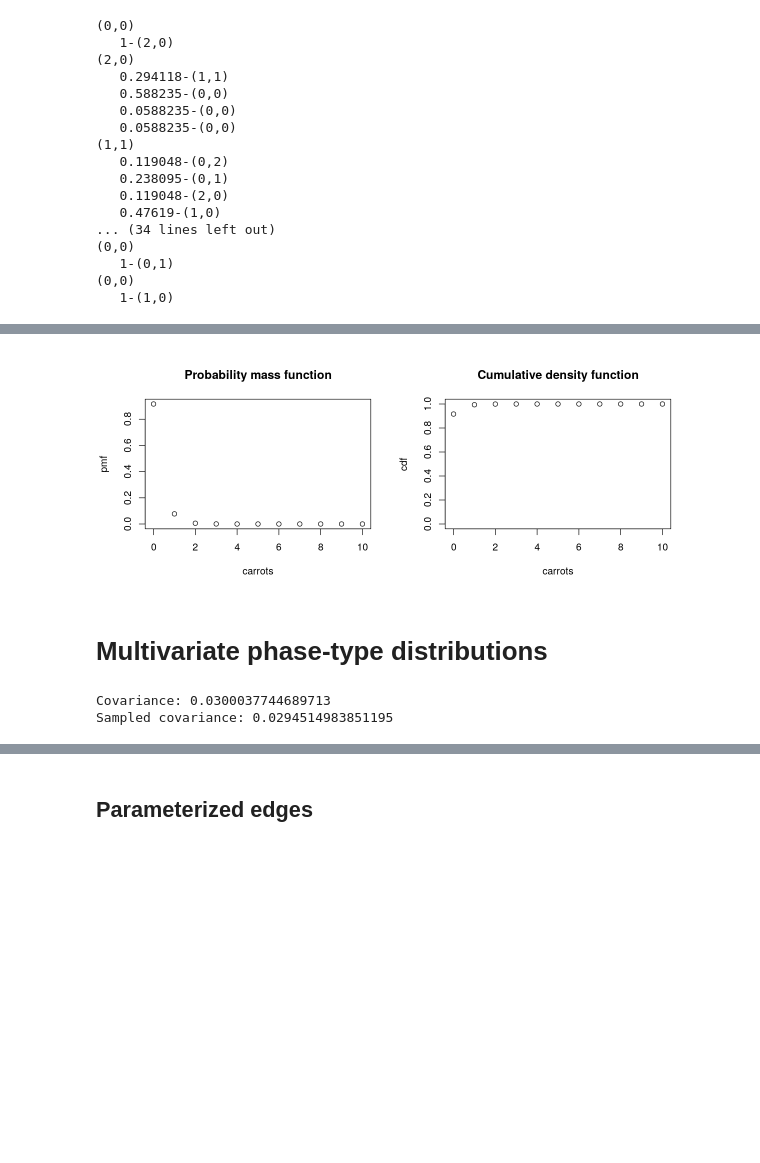
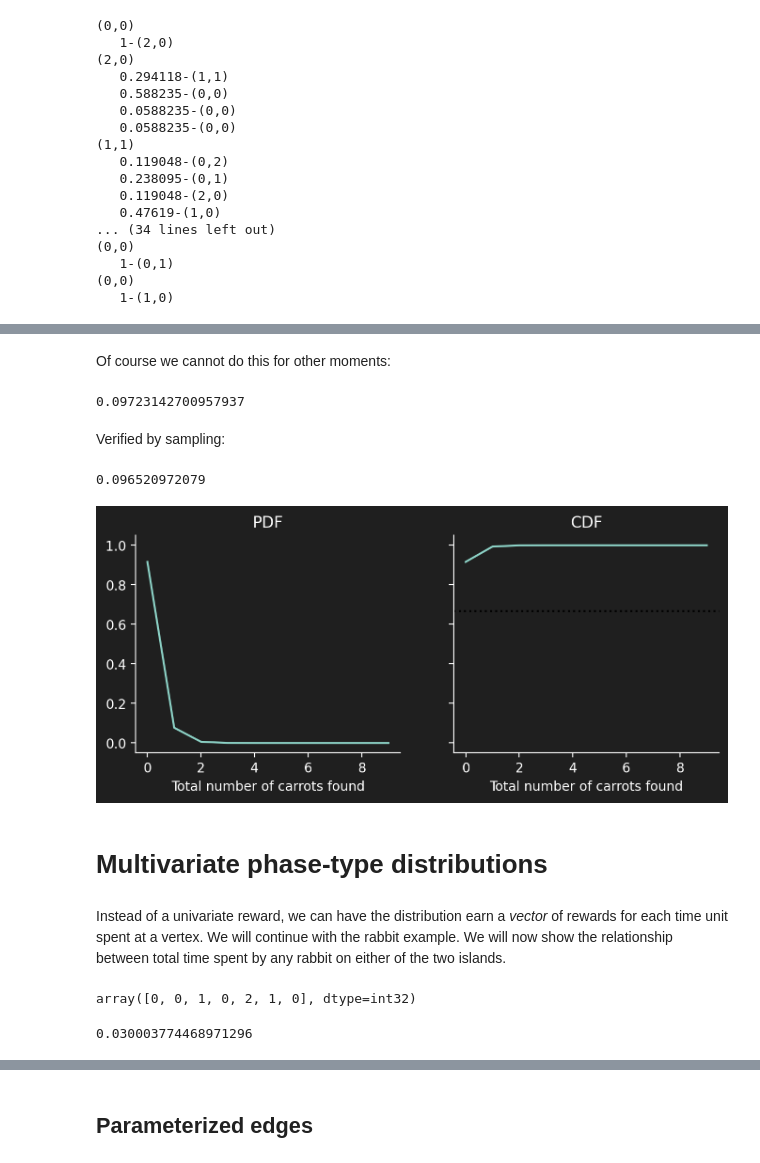
Before and after one commit to munch-group/PtDAlgorithms, a Jupyter notebook: examples/full_python_api_example.ipynb, the cells around one changed output, grey strips where cells are left out. Drawn from its saved outputs; the diff is of its cells as text; code cells hidden in the pictures; blank space fills up the shorter version.

```diff
--- a/examples/full_python_api_example.ipynb
+++ b/examples/full_python_api_example.ipynb
@@ -765,0 +532,3 @@ SyntaxError: invalid syntax (144089476.py, line 3)
+# %%
+rewards = carrot_vertices.astype(int)
+carrot_graph.expectation_discrete(rewards)
@@ -766,31 +544,54 @@ SyntaxError: invalid syntax (144089476.py, line 3)
+# %% [markdown]
+Of course we cannot do this for other moments:
+# %%
+carrot_graph.variance_discrete(rewards)
+# %% [output]
+0.09723142700957937
+# %% [markdown]
+Verified by sampling:
+# %%
+samples = carrot_graph.sample_discrete(1000000, rewards)
+samples = np.array(samples)
+np.sum(samples**2) / 1000000 - ((np.sum(samples)) / 1000000)**2
+# %% [output]
+0.096520972079
 # %%
 # We can find the distribution function for the the total number of carrots found
-carrots <- seq(0, 10)
+carrots = np.arange(10)
 # Notice that with this reward transformation the graph is no longer sparse, as all paths through
 # the graph are represented!!
-found_carrots_graph <- dph_reward_transform(carrot_graph, rewards)
-pmf <- ddph(carrots, found_carrots_graph)
-cdf <- pdph(carrots, found_carrots_graph)
-options(repr.plot.width=10, repr.plot.height=4)
-par(mfrow=c(1,2))
-plot(carrots, pmf)
-title("Probability mass function")
-plot(carrots, cdf,ylim=c(0,1))
-title("Cumulative density function")
+found_carrots_graph  = carrot_graph.reward_transform_discrete(rewards)
+pmf = found_carrots_graph.pmf_discrete(carrots)
+cdf = found_carrots_graph.cdf_discrete(carrots)
-# %% [output]
-[figure, removed]
+# %%
+fig, (ax1, ax2) = plt.subplots(1, 2, figsize=(8, 3), sharey=True)
+x = np.arange(0, 10, 1)
+ax1.plot(x, pmf)
+ax1.set_title("PDF")
+ax1.set_xlabel('Total number of carrots found')
+# ax1.set_ylim(bottom=0)
+ax2.plot(x, cdf)
+ax2.set_title("CDF")
+# ax2.set_ylim(bottom=0)
+ax2.set_xlabel('Total number of carrots found')
+ax2.axhline(y=right_graph.defect(), linestyle='dotted', color='black')
+sns.despine()
+# %% [output]
+[figure, added]
 # %% [markdown]
 # Multivariate phase-type distributions
-# %%
-# Instead of a univariate reward, we can have the distribution earn a
-# *vector* of rewards for each time unit spent at a vertex.
-# We will continue with the rabbit example. We will now show the relationship
-# between total time spent by any rabbit on either of the two islands.
-cat(paste("Covariance:", covariance(graph, states(graph)[,1], states(graph)[,2])))
-simulations <- rmph(100000, graph, states(graph))
-simulated_cov <- sum(simulations[1,]*simulations[2,])/100000 -
-                    sum(simulations[1,])/100000*sum(simulations[2,])/100000
-cat(paste("\nSampled covariance:", simulated_cov))
-# %% [output]
-Covariance: 0.0300037744689713
-Sampled covariance: 0.0294514983851195
+# %% [markdown]
+Instead of a univariate reward, we can have the distribution earn a
+*vector* of rewards for each time unit spent at a vertex.
+We will continue with the rabbit example. We will now show the relationship
+between total time spent by any rabbit on either of the two islands.
+# %%
+states = graph.states()
+states[:, 1]
+# %% [output]
+array([0, 0, 1, 0, 2, 1, 0], dtype=int32)
+# %%
+states = graph.states()
+graph.covariance(states[:,0], states[:,1])
+# %% [output]
+0.030003774468971296
```
Also changed, not shown: parts of 25 cells of this notebook, 3 other files.
